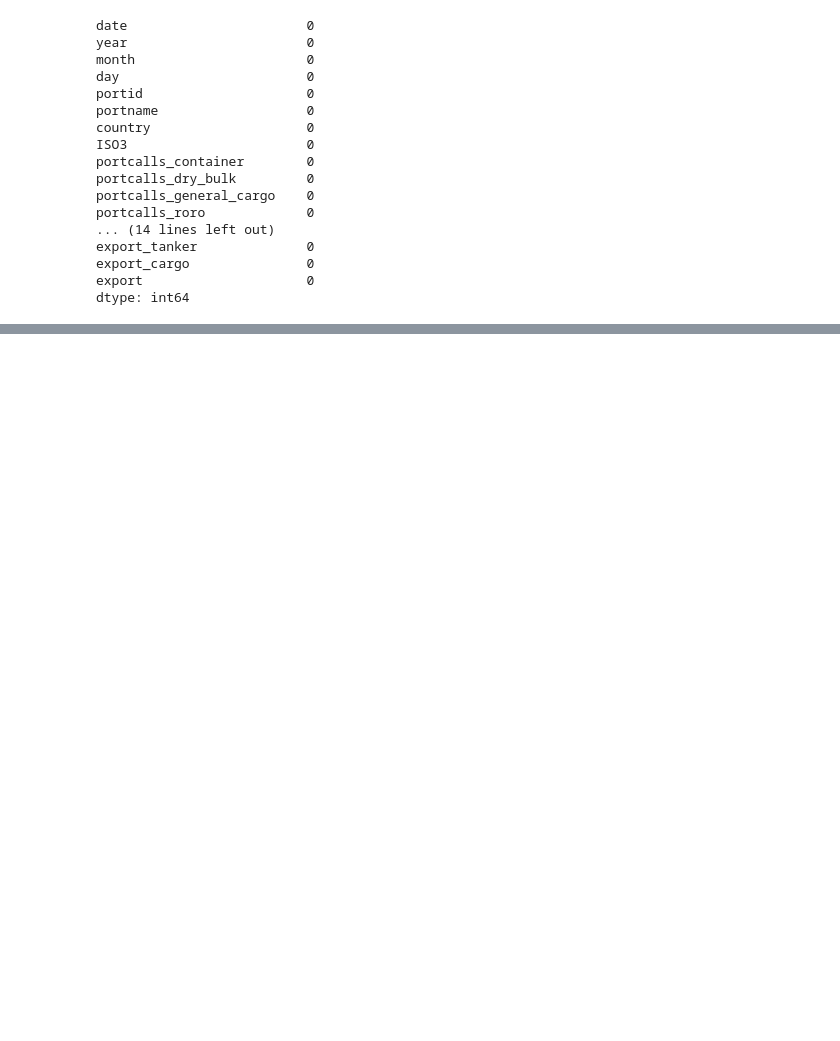
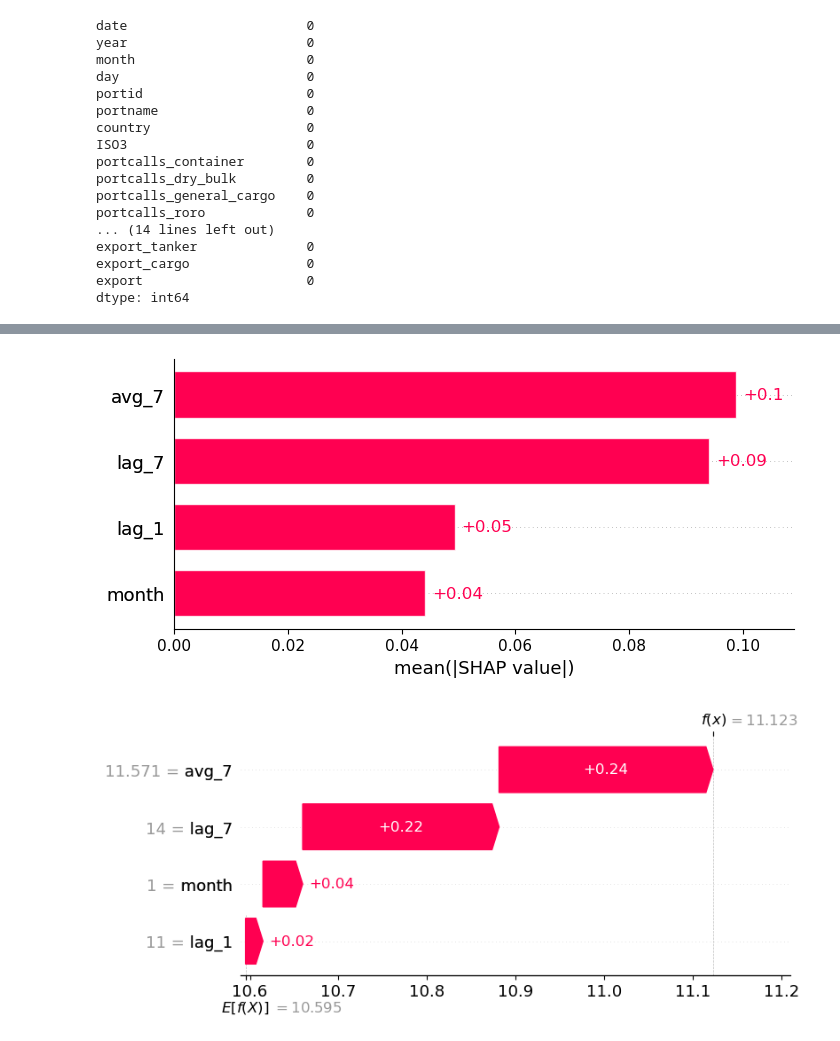
Before and after one commit to AchinthaThennakoon/AML_SL_port_activity_prediction_XAI, a Jupyter notebook: SL_port_activity_prediction.ipynb, the cells around one changed output, grey strips where cells are left out. Drawn from its saved outputs; the diff is of its cells as text; code cells hidden in the pictures; blank space fills up the shorter version.

```diff
--- a/SL_port_activity_prediction.ipynb
+++ b/SL_port_activity_prediction.ipynb
@@ -62,0 +209,11 @@ df["calls_avg_30"] = (
+# %%
+
+import shap
+background = train_valid[features].sample(30, random_state=42)
+explainer = shap.Explainer(model.predict, shap.maskers.Independent(background), algorithm="permutation")
+values = explainer(test[features].iloc[:10], max_evals=2*len(features)+1)
+shap.plots.bar(values)
+shap.plots.waterfall(values[0])
+# %% [output]
+[figure, added]
+[figure, added]
```
Also changed, not shown: parts of 17 cells of this notebook.
